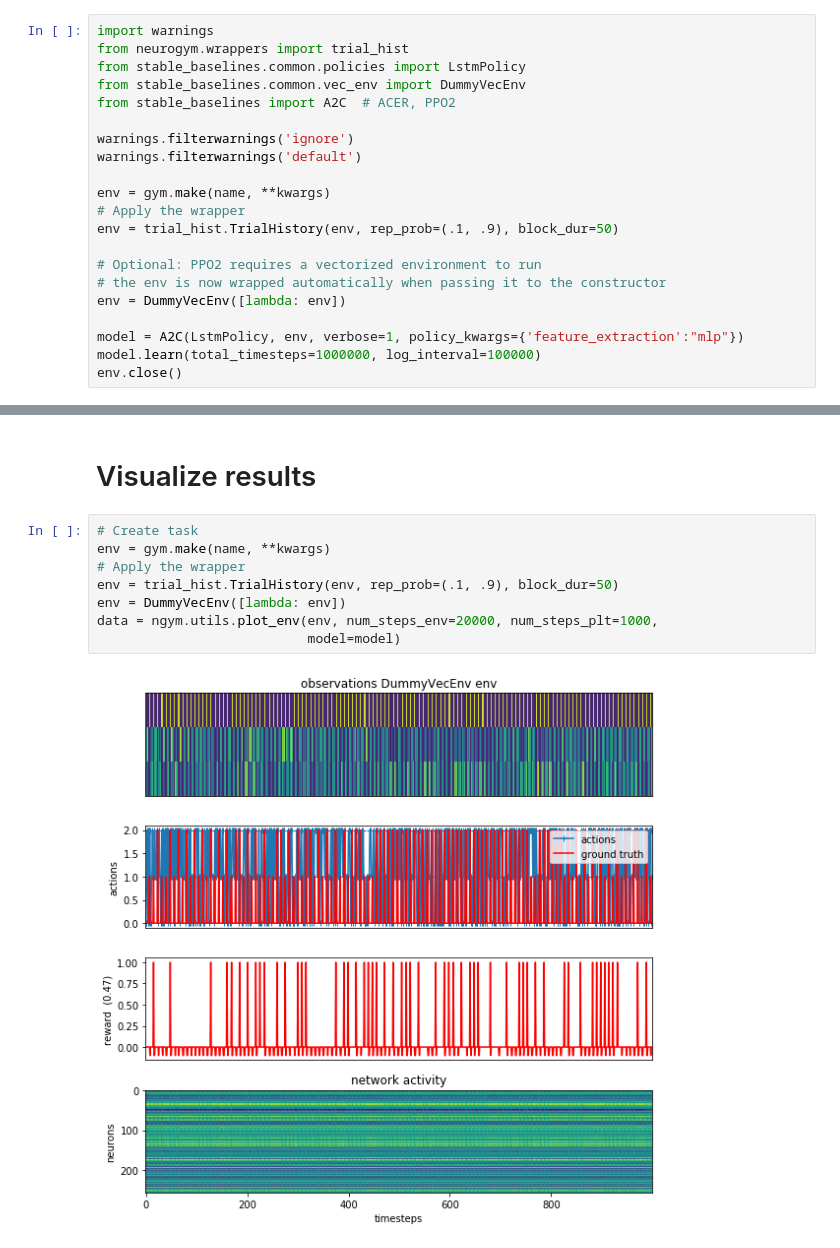
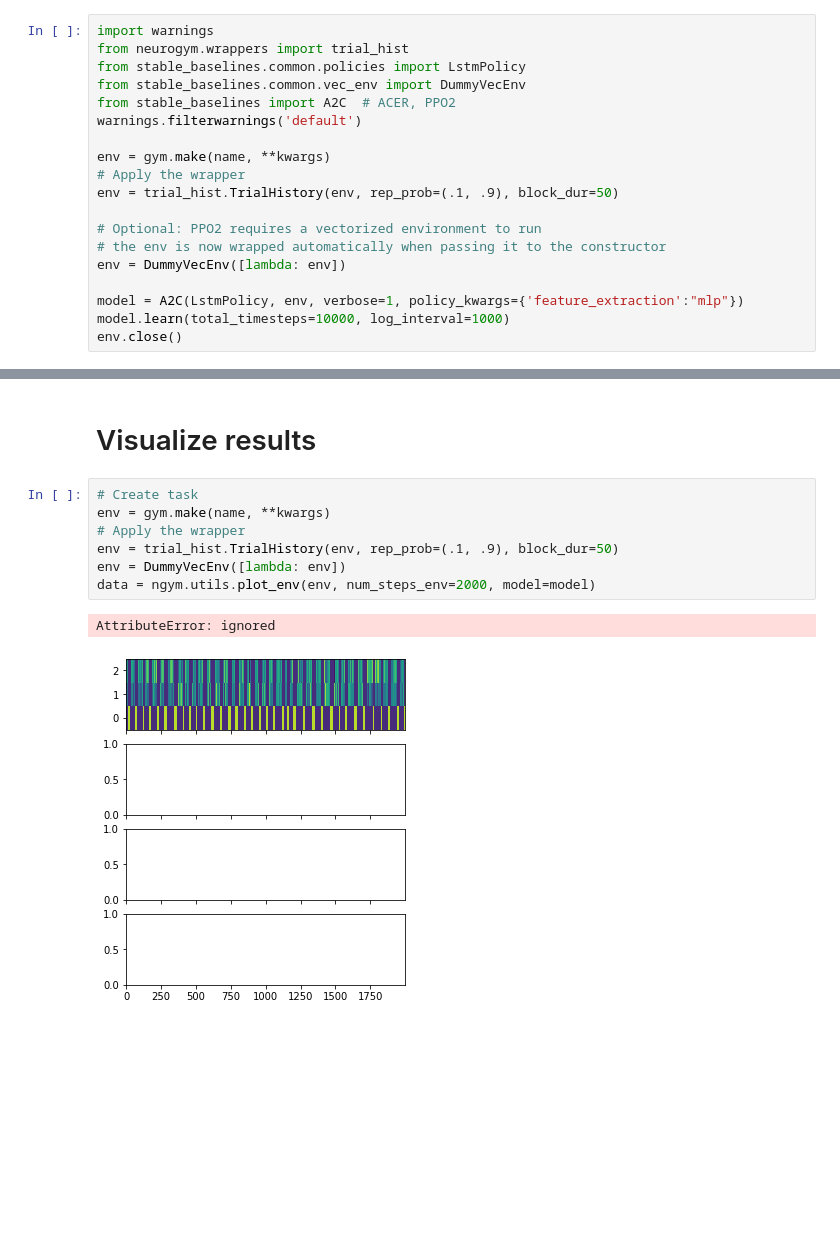
Before and after one commit to neurogym/neurogym, a Jupyter notebook: examples/example_neurogym_rl.ipynb, the cells around one changed output, grey strips where cells are left out. Drawn from its saved outputs; the diff is of its cells as text; blank space fills up the shorter version.

```diff
--- a/examples/example_neurogym_rl.ipynb
+++ b/examples/example_neurogym_rl.ipynb
@@ -59,8 +86,6 @@ from neurogym.wrappers import trial_hist
 from stable_baselines.common.policies import LstmPolicy
 from stable_baselines.common.vec_env import DummyVecEnv
 from stable_baselines import A2C  # ACER, PPO2
-
-warnings.filterwarnings('ignore')
 warnings.filterwarnings('default')
 
 env = gym.make(name, **kwargs)
@@ -72,5 +97,5 @@ env = trial_hist.TrialHistory(env, rep_prob=(.1, .9), block_dur=50)
 env = DummyVecEnv([lambda: env])
 
 model = A2C(LstmPolicy, env, verbose=1, policy_kwargs={'feature_extraction':"mlp"})
-model.learn(total_timesteps=1000000, log_interval=100000)
+model.learn(total_timesteps=10000, log_interval=1000)
 env.close()
@@ -79,10 +133,10 @@ env.close()
 # %%
 # Create task
 env = gym.make(name, **kwargs)
 # Apply the wrapper
 env = trial_hist.TrialHistory(env, rep_prob=(.1, .9), block_dur=50)
 env = DummyVecEnv([lambda: env])
-data = ngym.utils.plot_env(env, num_steps_env=20000, num_steps_plt=1000,
-                           model=model)
+data = ngym.utils.plot_env(env, num_steps_env=2000, model=model)
 # %% [output]
+AttributeError: ignored
-[figure, old version]
+[figure, new version]
```
Also changed, not shown: parts of 7 cells of this notebook.
